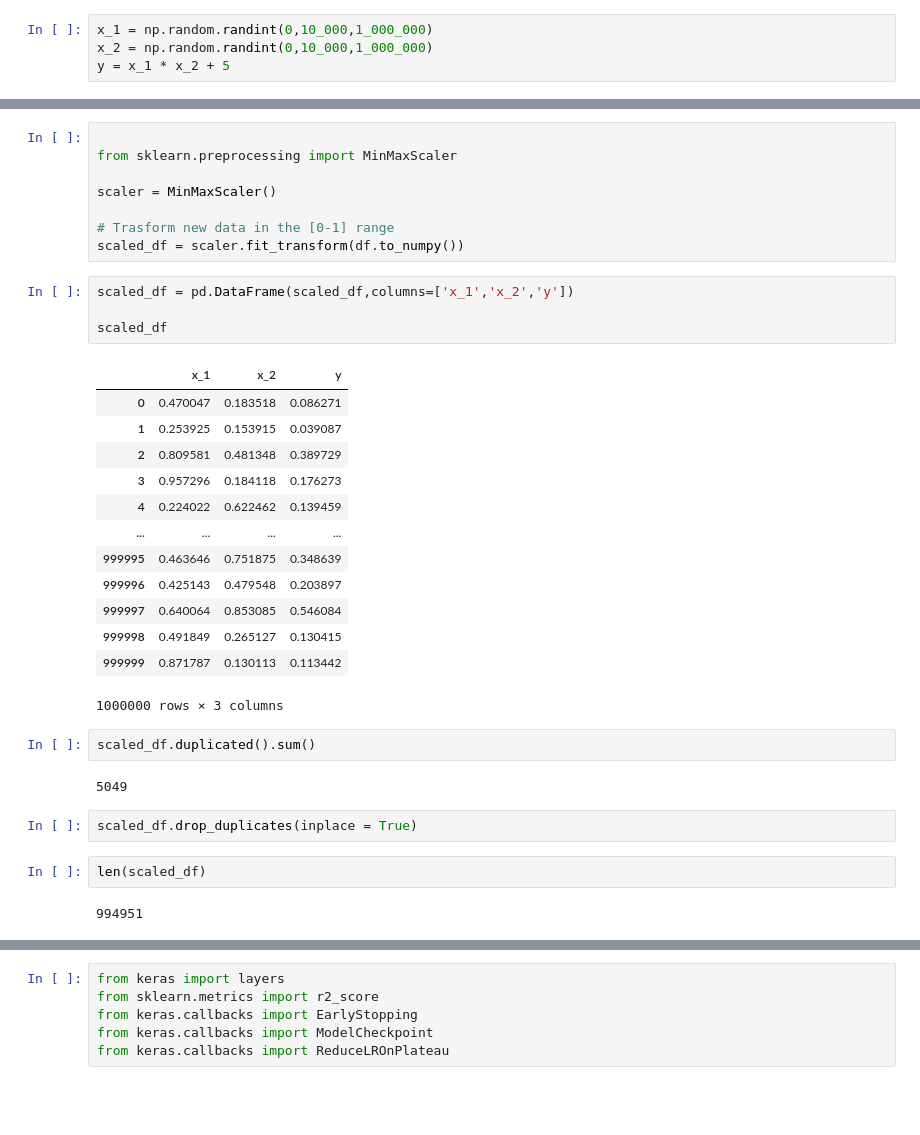
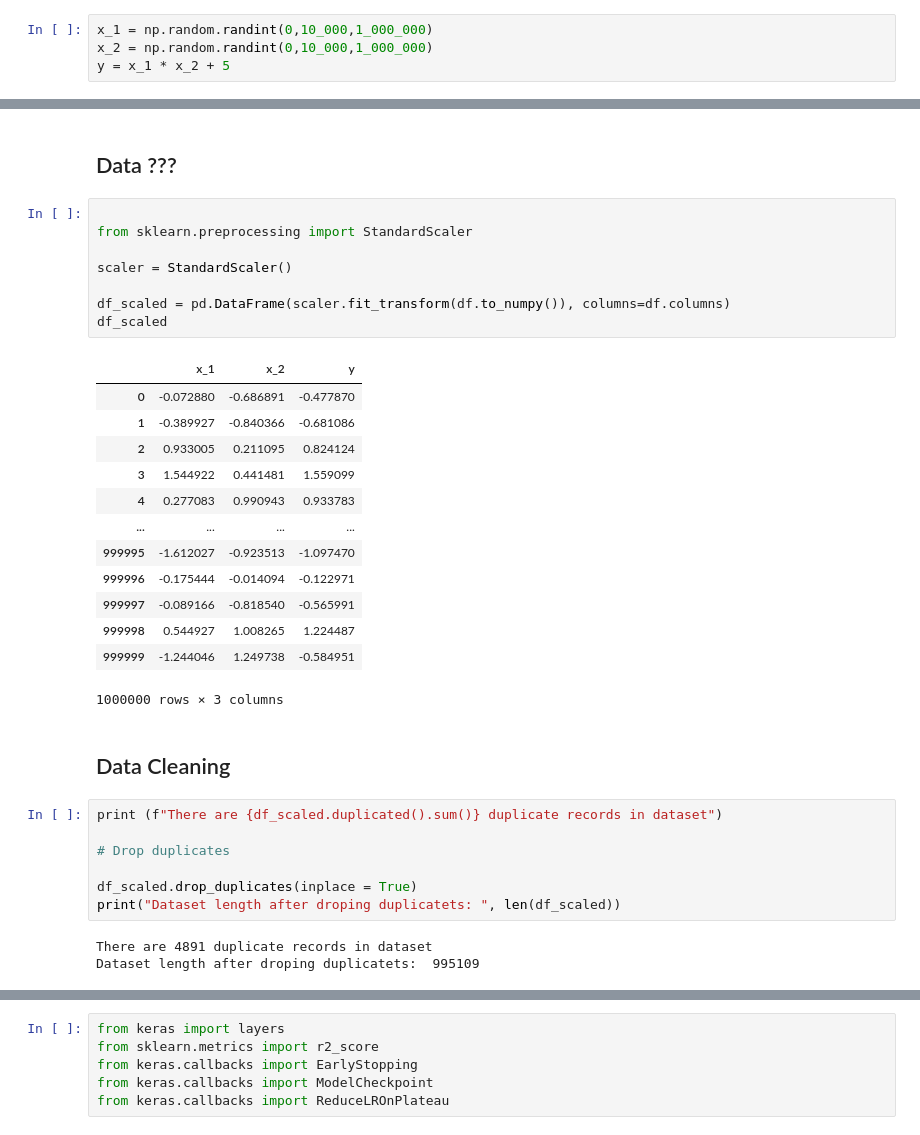
Before and after one commit to Mohammad-Mahdi1999/BigCLAM-gephi-plugin, a Jupyter notebook: Multiplication_via_Neural_Network.ipynb, the cells around one changed output, grey strips where cells are left out. Cells and saved outputs as stored; diff of their text form; blank space fills up the shorter version.

```diff
--- a/Multiplication_via_Neural_Network.ipynb
+++ b/Multiplication_via_Neural_Network.ipynb
@@ -36,37 +36,37 @@ df
 1000000 rows × 3 columns
+# %% [markdown]
+## Data ???
 # %%
 
-from sklearn.preprocessing import MinMaxScaler
+from sklearn.preprocessing import StandardScaler
 
-scaler = MinMaxScaler()
+scaler = StandardScaler()
 
-# Trasform new data in the [0-1] range
-scaled_df = scaler.fit_transform(df.to_numpy())
+df_scaled = pd.DataFrame(scaler.fit_transform(df.to_numpy()), columns=df.columns)
+df_scaled
+# %% [output]
+|  | x_1 | x_2 | y |
+| 0 | -0.072880 | -0.686891 | -0.477870 |
+| 1 | -0.389927 | -0.840366 | -0.681086 |
+| 2 | 0.933005 | 0.211095 | 0.824124 |
+| 3 | 1.544922 | 0.441481 | 1.559099 |
+| 4 | 0.277083 | 0.990943 | 0.933783 |
+| ... | ... | ... | ... |
+| 999995 | -1.612027 | -0.923513 | -1.097470 |
+| 999996 | -0.175444 | -0.014094 | -0.122971 |
+| 999997 | -0.089166 | -0.818540 | -0.565991 |
+| 999998 | 0.544927 | 1.008265 | 1.224487 |
+| 999999 | -1.244046 | 1.249738 | -0.584951 |
+1000000 rows × 3 columns
-# %%
-scaled_df = pd.DataFrame(scaled_df,columns=['x_1','x_2','y'])
-
-scaled_df
-# %% [output]
-|  | x_1 | x_2 | y |
-| 0 | 0.470047 | 0.183518 | 0.086271 |
-| 1 | 0.253925 | 0.153915 | 0.039087 |
-| 2 | 0.809581 | 0.481348 | 0.389729 |
-| 3 | 0.957296 | 0.184118 | 0.176273 |
-| 4 | 0.224022 | 0.622462 | 0.139459 |
-| ... | ... | ... | ... |
-| 999995 | 0.463646 | 0.751875 | 0.348639 |
-| 999996 | 0.425143 | 0.479548 | 0.203897 |
-| 999997 | 0.640064 | 0.853085 | 0.546084 |
-| 999998 | 0.491849 | 0.265127 | 0.130415 |
-| 999999 | 0.871787 | 0.130113 | 0.113442 |
-1000000 rows × 3 columns
-# %%
-scaled_df.duplicated().sum()
-# %% [output]
-5049
-# %%
-scaled_df.drop_duplicates(inplace = True)
-# %%
-len(scaled_df)
-# %% [output]
-994951
+# %% [markdown]
+## Data Cleaning
+# %%
+print (f"There are {df_scaled.duplicated().sum()} duplicate records in dataset")
+
+# Drop duplicates
+
+df_scaled.drop_duplicates(inplace = True)
+print("Dataset length after droping duplicatets: ", len(df_scaled))
+# %% [output]
+There are 4891 duplicate records in dataset
+Dataset length after droping duplicatets:  995109
```
Also changed, not shown: parts of 82 cells of this notebook.
